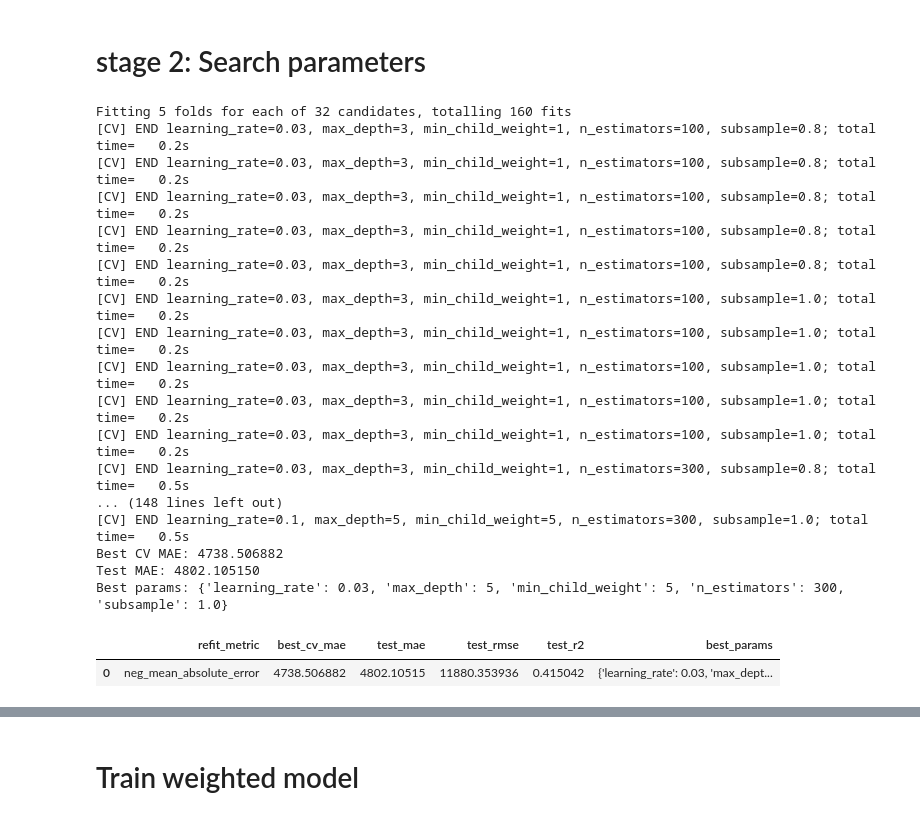
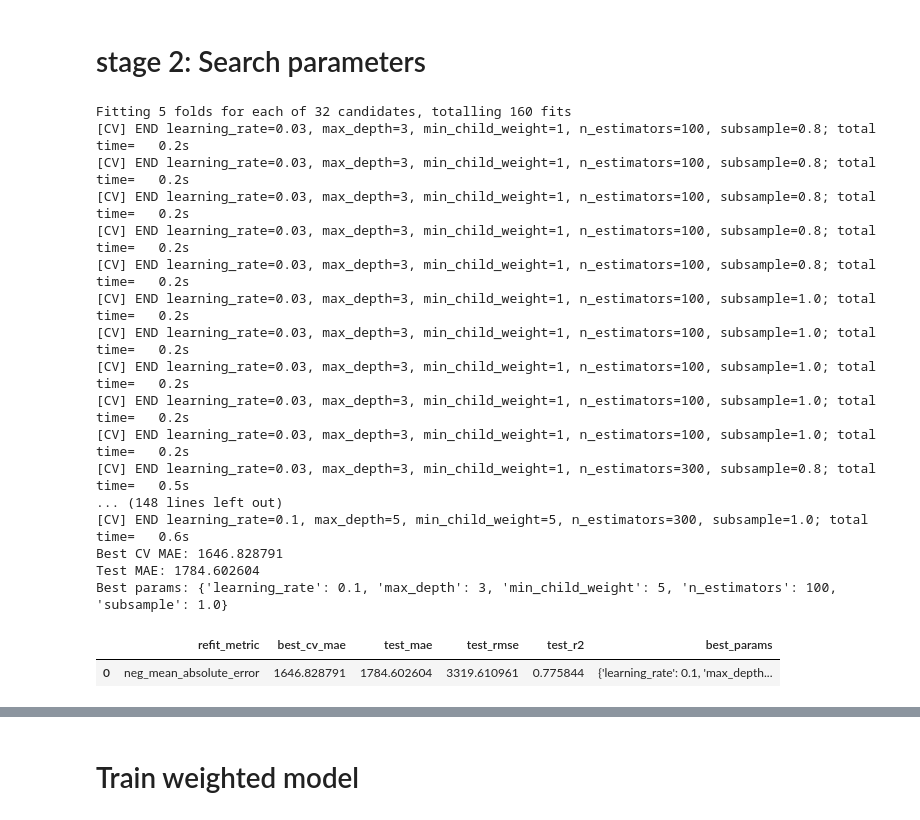
Before and after one commit to mohamad-hasan-sohan-ajini/predictive-maintenance, a Jupyter notebook: src/predictive_maintenance_xgboost_when.ipynb, the cells around one changed output, grey strips where cells are left out. Drawn from its saved outputs; the diff is of its cells as text; code cells hidden in the pictures.

```diff
--- a/src/predictive_maintenance_xgboost_when.ipynb
+++ b/src/predictive_maintenance_xgboost_when.ipynb
@@ -255,6 +257,7 @@ xgb_param_grid = {
 }
 
 dataset_df = pd.read_csv(optimal_dataset_path)
+dataset_df = dataset_df.loc[~dataset_df["is_bg"]].drop(columns="is_bg")
 trainval_df = dataset_df[dataset_df["fold_id"].isin(TRAIN_FOLDS)].copy()
 test_df = dataset_df[dataset_df["fold_id"] == TEST_FOLD].copy()
 
@@ -331,38 +334,38 @@ xgb_test_predictions.to_csv(
     GRID_SEARCH_OUTPUT_DIR / "xgboost_test_predictions.csv",
     index=False,
 )
 
 xgb_gridcv_summary = pd.DataFrame([xgb_best_params])
 xgb_gridcv_summary.to_csv(
     GRID_SEARCH_OUTPUT_DIR / "xgboost_gridcv_summary.csv",
     index=False,
 )
 
 print(f"Best CV MAE: {-xgb_grid_search.best_score_:.6f}")
 print(f"Test MAE: {xgb_test_mae:.6f}")
 print(f"Best params: {xgb_grid_search.best_params_}")
 
 xgb_gridcv_summary
 # %% [output]
 Fitting 5 folds for each of 32 candidates, totalling 160 fits
 [CV] END learning_rate=0.03, max_depth=3, min_child_weight=1, n_estimators=100, subsample=0.8; total time=   0.2s
 [CV] END learning_rate=0.03, max_depth=3, min_child_weight=1, n_estimators=100, subsample=0.8; total time=   0.2s
 [CV] END learning_rate=0.03, max_depth=3, min_child_weight=1, n_estimators=100, subsample=0.8; total time=   0.2s
 [CV] END learning_rate=0.03, max_depth=3, min_child_weight=1, n_estimators=100, subsample=0.8; total time=   0.2s
 [CV] END learning_rate=0.03, max_depth=3, min_child_weight=1, n_estimators=100, subsample=0.8; total time=   0.2s
 [CV] END learning_rate=0.03, max_depth=3, min_child_weight=1, n_estimators=100, subsample=1.0; total time=   0.2s
 [CV] END learning_rate=0.03, max_depth=3, min_child_weight=1, n_estimators=100, subsample=1.0; total time=   0.2s
 [CV] END learning_rate=0.03, max_depth=3, min_child_weight=1, n_estimators=100, subsample=1.0; total time=   0.2s
 [CV] END learning_rate=0.03, max_depth=3, min_child_weight=1, n_estimators=100, subsample=1.0; total time=   0.2s
 [CV] END learning_rate=0.03, max_depth=3, min_child_weight=1, n_estimators=100, subsample=1.0; total time=   0.2s
 [CV] END learning_rate=0.03, max_depth=3, min_child_weight=1, n_estimators=300, subsample=0.8; total time=   0.5s
 ... (148 lines left out)
-[CV] END learning_rate=0.1, max_depth=5, min_child_weight=5, n_estimators=300, subsample=1.0; total time=   0.5s
-Best CV MAE: 4738.506882
-Test MAE: 4802.105150
-Best params: {'learning_rate': 0.03, 'max_depth': 5, 'min_child_weight': 5, 'n_estimators': 300, 'subsample': 1.0}
+[CV] END learning_rate=0.1, max_depth=5, min_child_weight=5, n_estimators=300, subsample=1.0; total time=   0.6s
+Best CV MAE: 1646.828791
+Test MAE: 1784.602604
+Best params: {'learning_rate': 0.1, 'max_depth': 3, 'min_child_weight': 5, 'n_estimators': 100, 'subsample': 1.0}
 |  | refit_metric | best_cv_mae | test_mae | test_rmse | test_r2 | best_params |
-| 0 | neg_mean_absolute_error | 4738.506882 | 4802.10515 | 11880.353936 | 0.415042 | {'learning_rate': 0.03, 'max_dept... |
+| 0 | neg_mean_absolute_error | 1646.828791 | 1784.602604 | 3319.610961 | 0.775844 | {'learning_rate': 0.1, 'max_depth... |
 # %%
 import matplotlib.pyplot as plt
 import numpy as np
```
Also changed, not shown: parts of 7 cells of this notebook.
